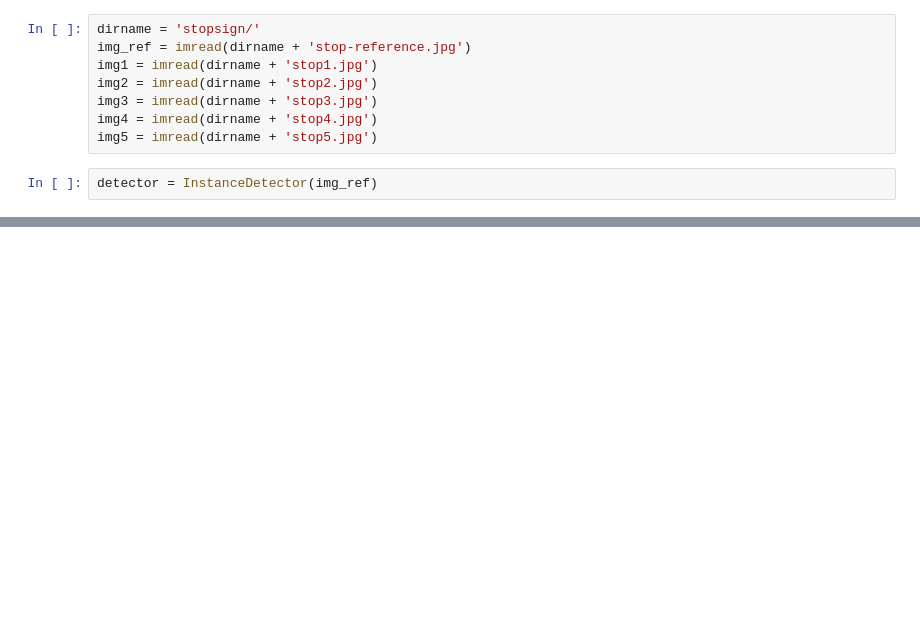
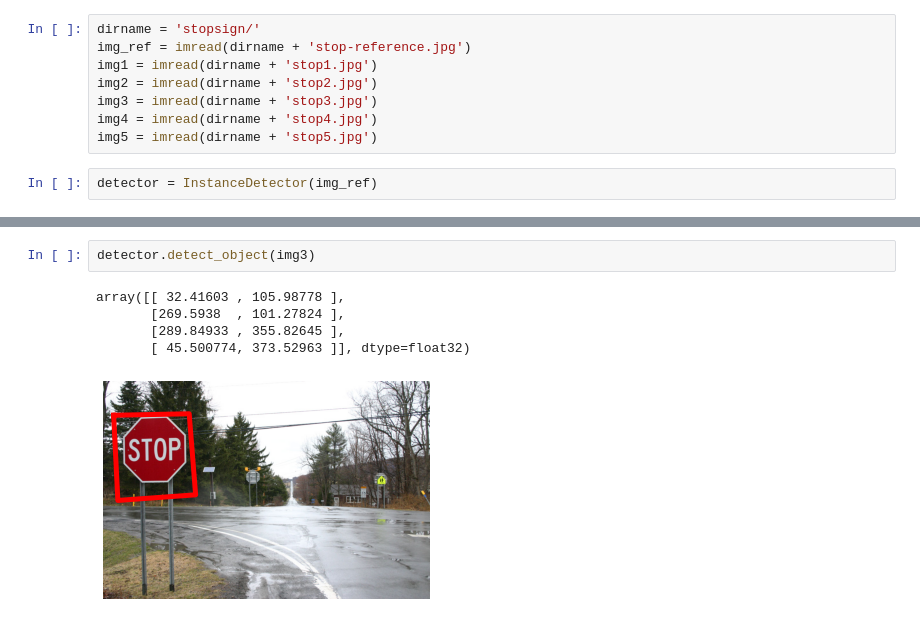
Before and after one commit to RuolinZheng08/ttic31040-computer-vision, a Jupyter notebook: project/instance_detector.ipynb, the cells around one changed output, grey strips where cells are left out. Drawn from its saved outputs; the diff is of its cells as text; blank space fills up the shorter version.

```diff
--- a/project/instance_detector.ipynb
+++ b/project/instance_detector.ipynb
@@ -166,0 +176,8 @@ plt.plot(corners[:, :, 0], corners[:, :, 1], 'ro')
+# %%
+detector.detect_object(img3)
+# %% [output]
+array([[ 32.41603 , 105.98778 ],
+       [269.5938  , 101.27824 ],
+       [289.84933 , 355.82645 ],
+       [ 45.500774, 373.52963 ]], dtype=float32)
+[figure, added]
```
Also changed, not shown: parts of 15 cells of this notebook, 11 other files.
